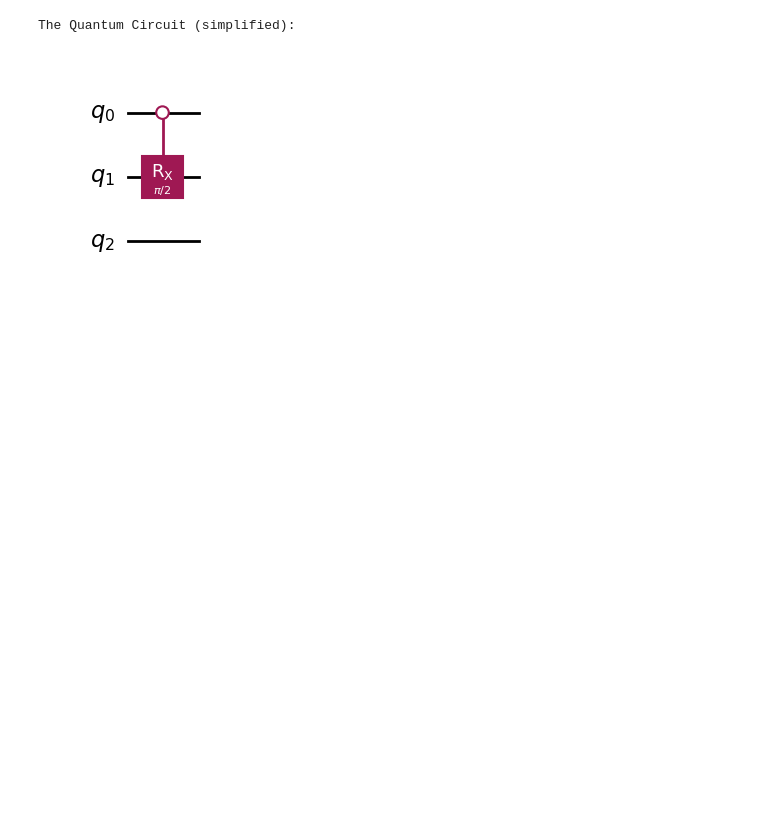
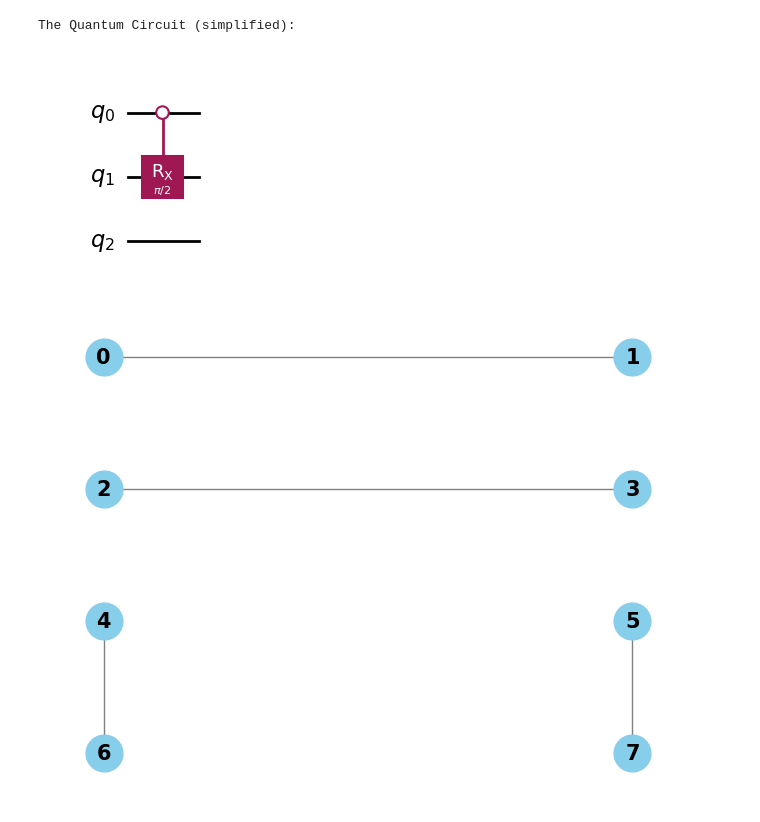
Before and after one commit to Mostafa-Atallah2020/ctqw-matching-decomp, a Jupyter notebook: examples/Expressions for Graphs.ipynb, the cells around one changed output. Cells and saved outputs as stored; diff of their text form; code cells hidden in the pictures; blank space fills up the shorter version.

Commit message:
Define the non diagonal edge graph

```diff
--- a/examples/Expressions for Graphs.ipynb
+++ b/examples/Expressions for Graphs.ipynb
@@ -44,3 +41,13 @@ G.get_qc(simplified=True).draw('mpl')
 # %% [output]
 The Quantum Circuit (simplified):
 [figure]
+# %%
+edges = {('000','001'),
+         ('010','011'),
+         ('100','110'),
+         ('101','111')}
+
+G = NonDiagonalEdgeGraph(edges)
+G.draw()
+# %% [output]
+[figure, added]
```
Also changed, not shown: parts of 4 cells of this notebook, 1 other file.
